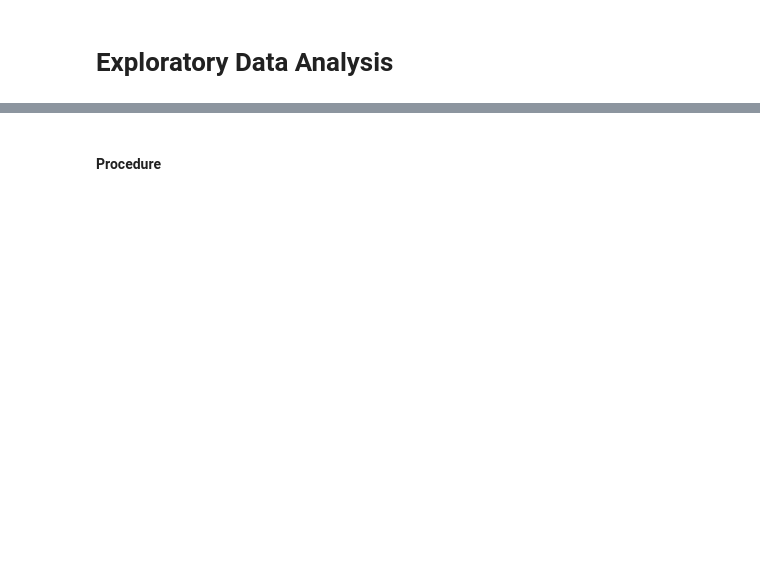
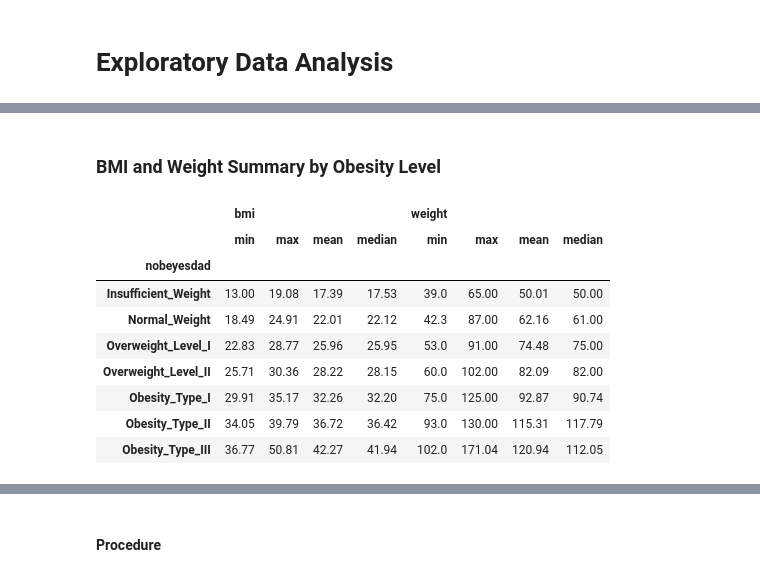
Before and after one commit to notgian/csmodel-gr4-backup-repo, a Jupyter notebook: CSMODEL_GRP4.ipynb, the cells around one changed output, grey strips where cells are left out. Saved outputs shown, nothing was run; the diff lists cells and outputs as text; code cells hidden in the pictures; blank space fills up the shorter version.

```diff
--- a/CSMODEL_GRP4.ipynb
+++ b/CSMODEL_GRP4.ipynb
@@ -348,0 +425,20 @@ Our goal was to determine whether **age plays a significant role** in the develo
+# %% [markdown]
+### BMI and Weight Summary by Obesity Level
+# %%
+obesity_ranges = (
+    df.groupby('nobeyesdad', observed=True)[['bmi', 'weight']]
+      .agg(['min', 'max', 'mean', 'median'])
+      .round(2)
+)
+display(obesity_ranges)
+# %% [output]
+|  | bmi |  |  |  | weight |  |  |  |
+|  | min | max | mean | median | min | max | mean | median |
+| nobeyesdad |  |  |  |  |  |  |  |  |
+| Insufficient_Weight | 13.00 | 19.08 | 17.39 | 17.53 | 39.0 | 65.00 | 50.01 | 50.00 |
+| Normal_Weight | 18.49 | 24.91 | 22.01 | 22.12 | 42.3 | 87.00 | 62.16 | 61.00 |
+| Overweight_Level_I | 22.83 | 28.77 | 25.96 | 25.95 | 53.0 | 91.00 | 74.48 | 75.00 |
+| Overweight_Level_II | 25.71 | 30.36 | 28.22 | 28.15 | 60.0 | 102.00 | 82.09 | 82.00 |
+| Obesity_Type_I | 29.91 | 35.17 | 32.26 | 32.20 | 75.0 | 125.00 | 92.87 | 90.74 |
+| Obesity_Type_II | 34.05 | 39.79 | 36.72 | 36.42 | 93.0 | 130.00 | 115.31 | 117.79 |
+| Obesity_Type_III | 36.77 | 50.81 | 42.27 | 41.94 | 102.0 | 171.04 | 120.94 | 112.05 |
```
Also changed, not shown: parts of 88 cells of this notebook.
